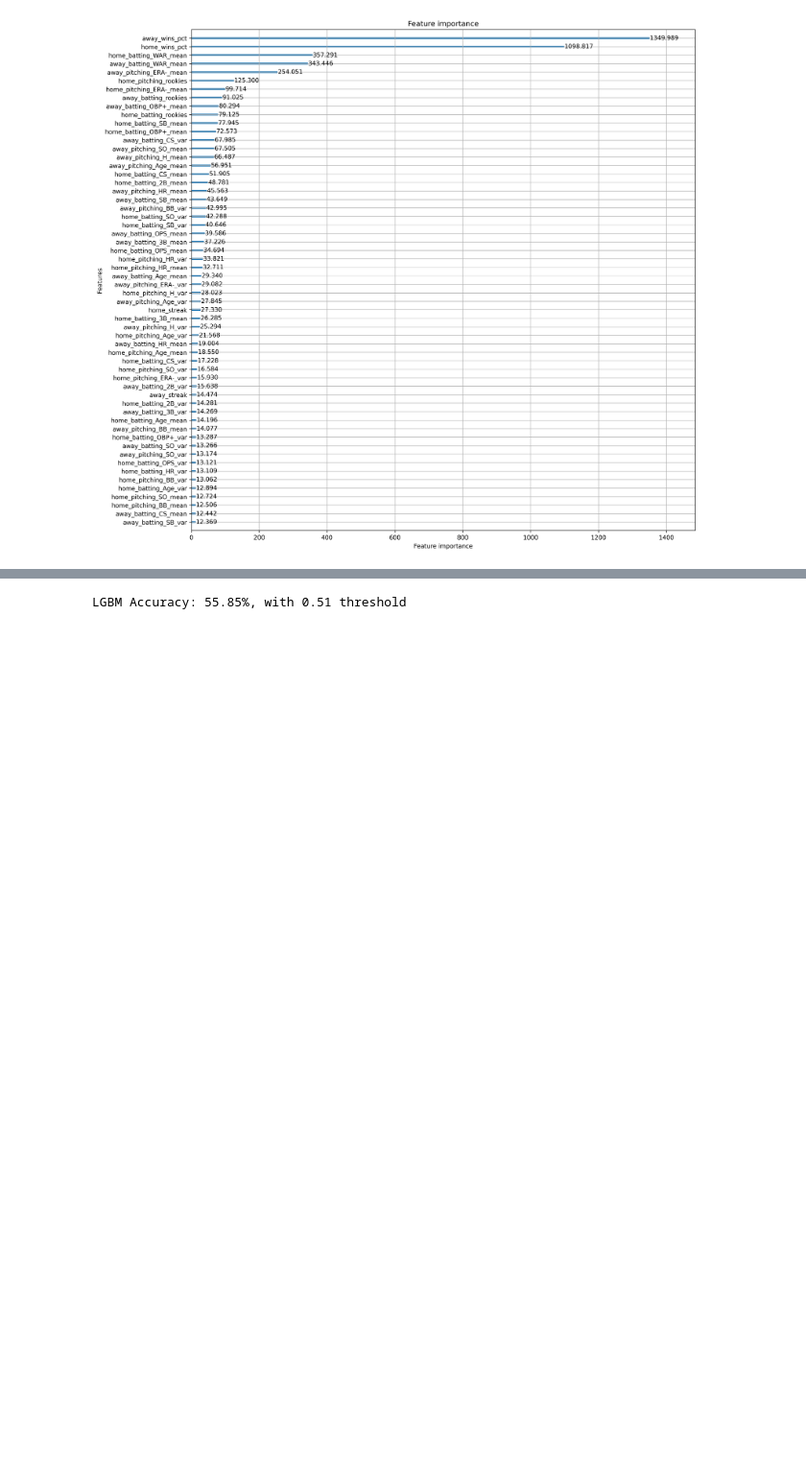
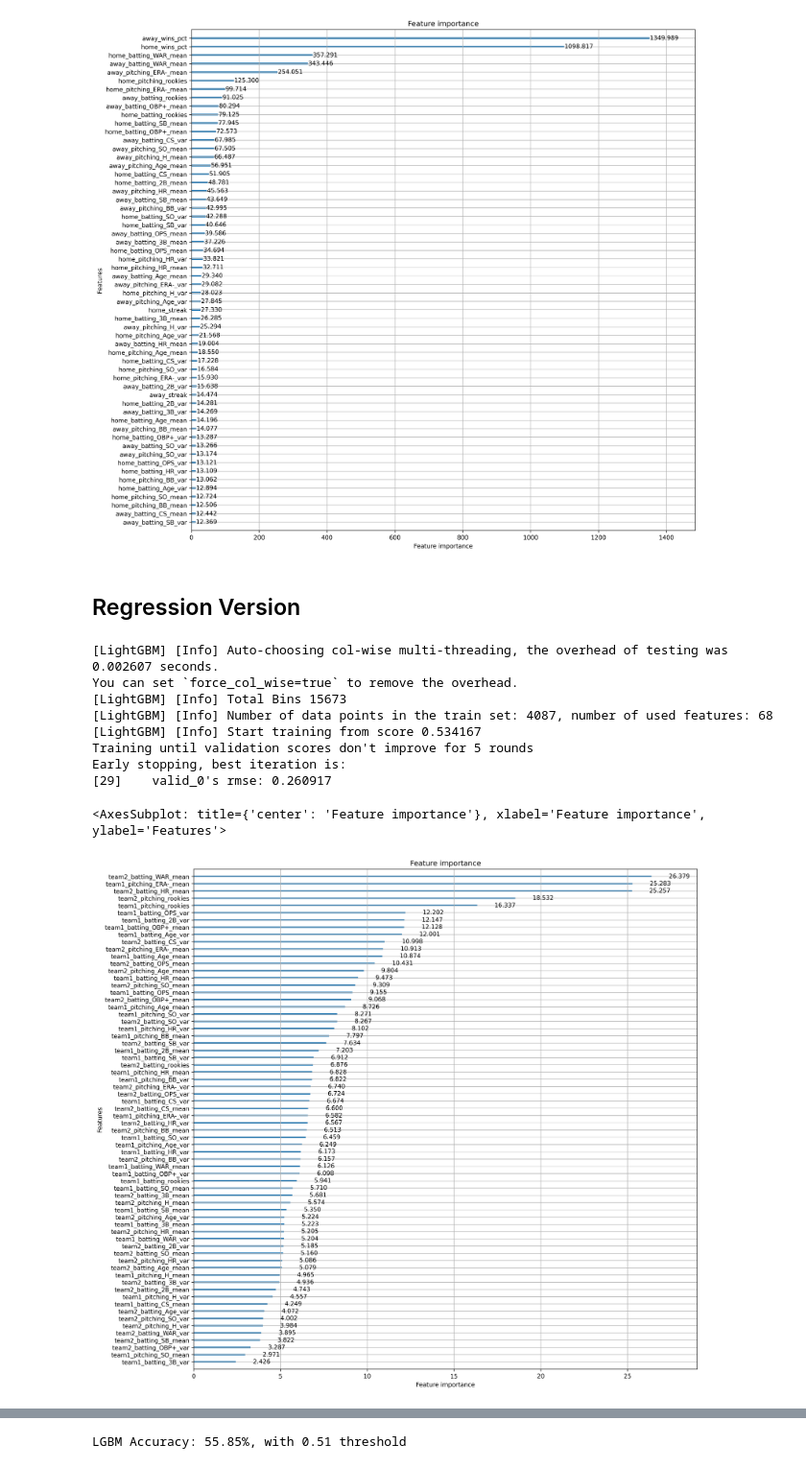
Before and after one commit to superMDguy/moneyball, a Jupyter notebook: notebook.ipynb, the cells around one changed output, grey strips where cells are left out. Shown at 96% size. Drawn from its saved outputs; the diff is of its cells as text; code cells hidden in the pictures; blank space fills up the shorter version.

```diff
--- a/notebook.ipynb
+++ b/notebook.ipynb
@@ -431,0 +485,41 @@ Early stopping, best iteration is:
+# %% [markdown]
+## Regression Version
+# %%
+seasons = new_df.Season.unique()
+train_seasons, test_seasons = train_test_split(seasons, test_size=0.2)
+train_mask = new_df.Season.isin(train_seasons)
+X = new_df.drop(columns=["Season", "win_rate"]).copy()
+y = new_df.win_rate
+
+X_train = X[train_mask]
+X_test = X[~train_mask]
+y_train = y[train_mask]
+y_test = y[~train_mask]
+# %%
+lgb_train = lgb.Dataset(X_train, y_train)
+lgb_test = lgb.Dataset(X_test, y_test, reference=lgb_train)
+
+lgb_model = lgb.train(
+    {
+        "objective": "regression",
+        "metric": "rmse",
+        "boosting_type": "gbdt",
+    },
+    lgb_train,
+    num_boost_round=1000,
+    valid_sets=lgb_test,
+    callbacks=[lgb.early_stopping(stopping_rounds=5)],
+)
+
+lgb.plot_importance(lgb_model, importance_type="gain", figsize=(15, 15))
+# %% [output]
+[LightGBM] [Info] Auto-choosing col-wise multi-threading, the overhead of testing was 0.002607 seconds.
+You can set `force_col_wise=true` to remove the overhead.
+[LightGBM] [Info] Total Bins 15673
+[LightGBM] [Info] Number of data points in the train set: 4087, number of used features: 68
+[LightGBM] [Info] Start training from score 0.534167
+Training until validation scores don't improve for 5 rounds
+Early stopping, best iteration is:
+[29]    valid_0's rmse: 0.260917
+<AxesSubplot: title={'center': 'Feature importance'}, xlabel='Feature importance', ylabel='Features'>
+[figure, added]
```
Also changed, not shown: parts of 15 cells of this notebook.
